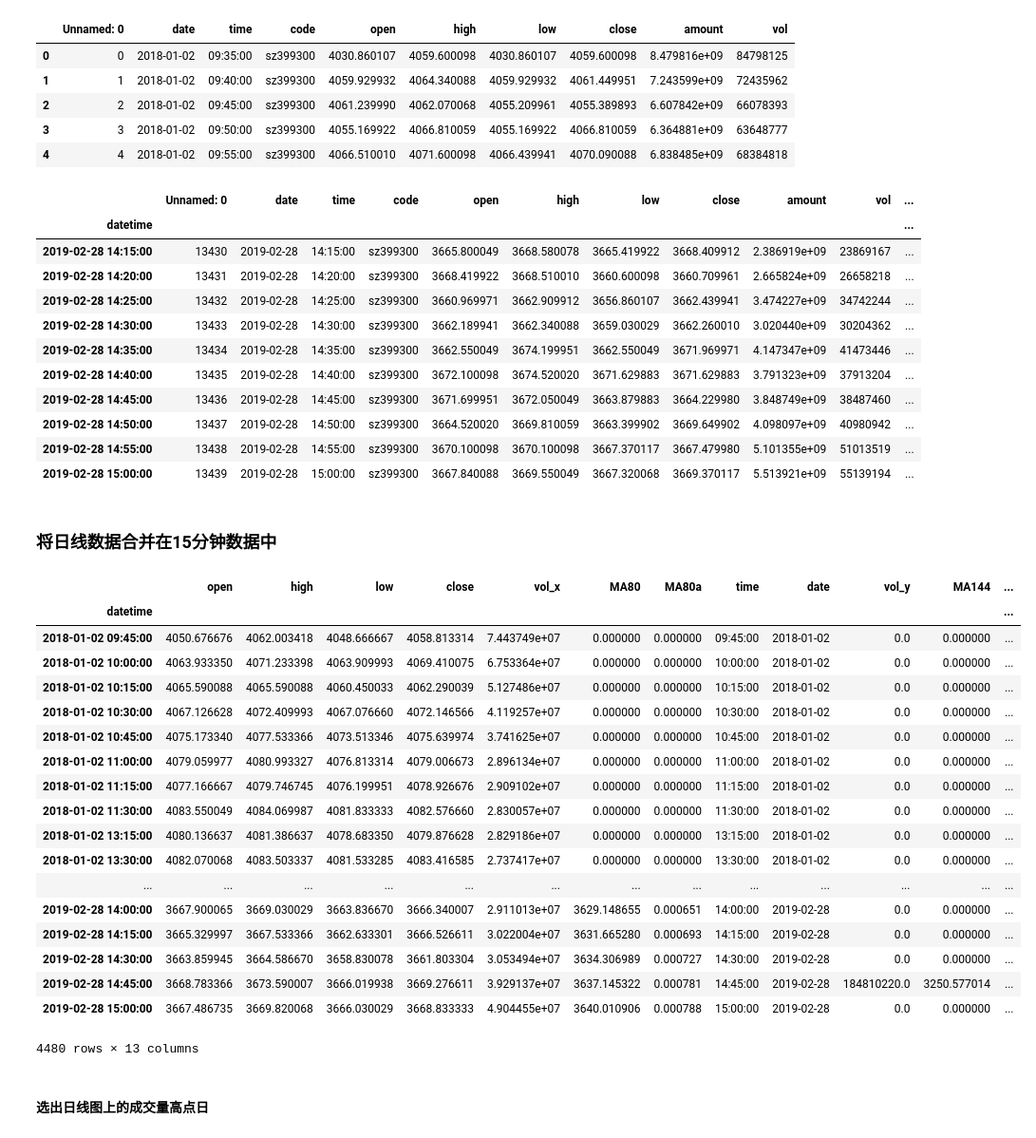
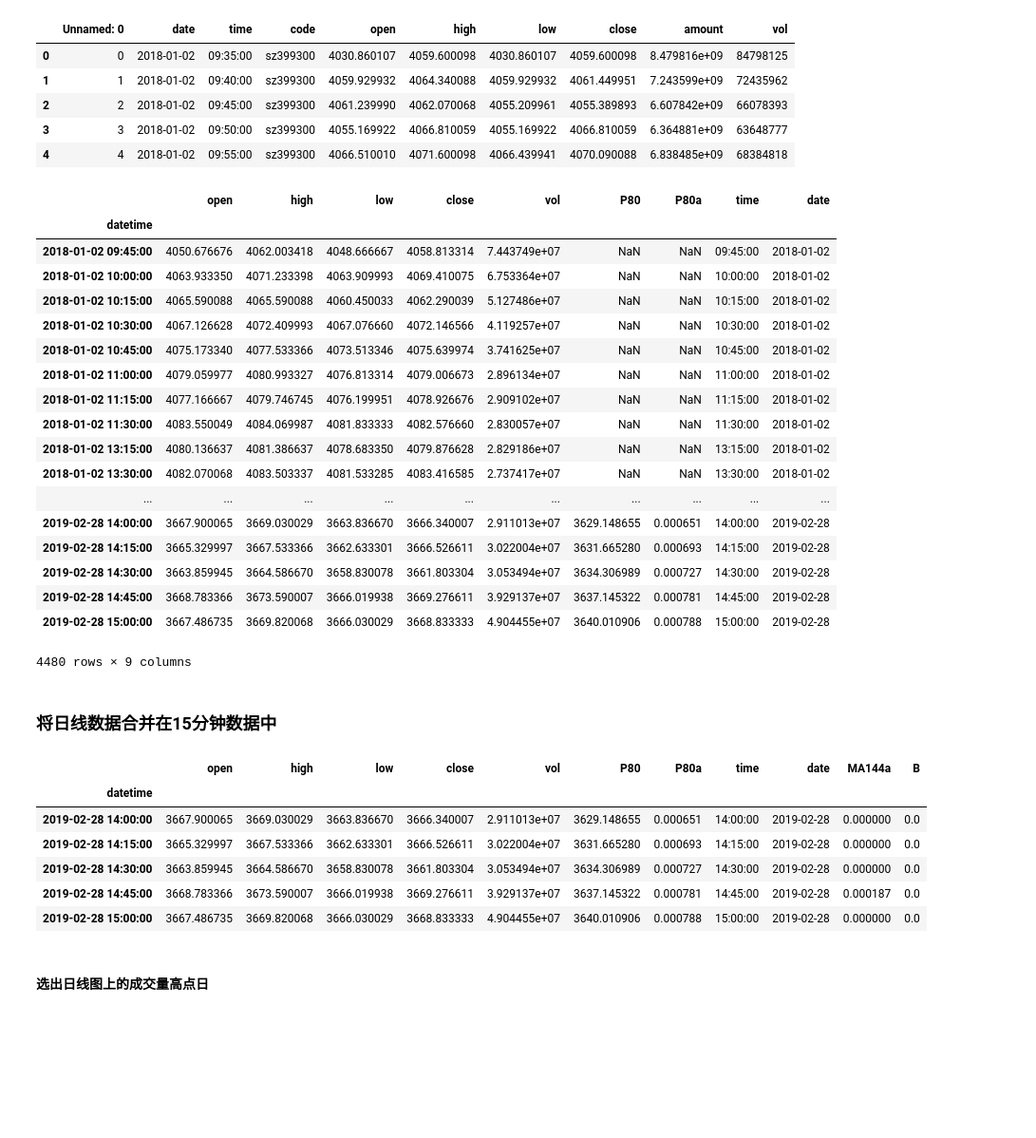
Before and after one commit to wingliuph/AQF, a Jupyter notebook: tufu3.ipynb, the cells around one changed output. Shown at 95% size. Saved outputs shown, nothing was run; the diff lists cells and outputs as text; code cells hidden in the pictures; blank space fills up the shorter version.

```diff
--- a/tufu3.ipynb
+++ b/tufu3.ipynb
@@ -41,2 +39,5 @@ def addMA(data, p=144):
 # %%
 addMA(data)
+# %%
+data.dropna(inplace = True)
+data
@@ -43,6 +64,6 @@ addMA(data)
 # %%
 #成交量大于昨天的量和明天的量，即为高点，在‘B’列进行标记
-data['B']=np.where((data['vol'] > data['vol'].shift(1)) & (data['vol'] > data['vol'].shift(-1)),1,0)
-#将时间设为14:55，方便与15分钟图匹配
+data['B']=np.where((data['vol'] > data['vol'].shift(1)) & (data['vol'] > data['vol'].shift(-1)) &
+                   (data['vol']>data['V20']) & (data['V5']>data['V20']),1,0)
+#将时间  设为14:55，方便与15分钟图匹配
 data.index = data.index-10*Minute()
-data.tail(20)
@@ -81,7 +105,7 @@ for i in range(len(data)):
     elif data.ix[i,'vol']> biaozhun:
         data.ix[i,'c']=1
 # %%
-data.drop(['open','high','low','close'],axis=1,inplace=True)
+data.drop(['open','high','low','close','V5','V20','MA144','vol'],axis=1,inplace=True)
 # %%
 data.head()
 # %% [output]
@@ -107,21 +131,6 @@ min15.head()
 # %%
 min15['datetime'] = min15['date']+ ' '+ min15['time']
 min15.index = pd.to_datetime(min15['datetime'])
-# %%
-min15.tail(10)
-# %% [output]
-|  | Unnamed: 0 | date | time | code | open | high | low | close | amount | vol | ... |
-| datetime |  |  |  |  |  |  |  |  |  |  | ... |
-| 2019-02-28 14:15:00 | 13430 | 2019-02-28 | 14:15:00 | sz399300 | 3665.800049 | 3668.580078 | 3665.419922 | 3668.409912 | 2.386919e+09 | 23869167 | ... |
-| 2019-02-28 14:20:00 | 13431 | 2019-02-28 | 14:20:00 | sz399300 | 3668.419922 | 3668.510010 | 3660.600098 | 3660.709961 | 2.665824e+09 | 26658218 | ... |
-| 2019-02-28 14:25:00 | 13432 | 2019-02-28 | 14:25:00 | sz399300 | 3660.969971 | 3662.909912 | 3656.860107 | 3662.439941 | 3.474227e+09 | 34742244 | ... |
-| 2019-02-28 14:30:00 | 13433 | 2019-02-28 | 14:30:00 | sz399300 | 3662.189941 | 3662.340088 | 3659.030029 | 3662.260010 | 3.020440e+09 | 30204362 | ... |
-| 2019-02-28 14:35:00 | 13434 | 2019-02-28 | 14:35:00 | sz399300 | 3662.550049 | 3674.199951 | 3662.550049 | 3671.969971 | 4.147347e+09 | 41473446 | ... |
-| 2019-02-28 14:40:00 | 13435 | 2019-02-28 | 14:40:00 | sz399300 | 3672.100098 | 3674.520020 | 3671.629883 | 3671.629883 | 3.791323e+09 | 37913204 | ... |
-| 2019-02-28 14:45:00 | 13436 | 2019-02-28 | 14:45:00 | sz399300 | 3671.699951 | 3672.050049 | 3663.879883 | 3664.229980 | 3.848749e+09 | 38487460 | ... |
-| 2019-02-28 14:50:00 | 13437 | 2019-02-28 | 14:50:00 | sz399300 | 3664.520020 | 3669.810059 | 3663.399902 | 3669.649902 | 4.098097e+09 | 40980942 | ... |
-| 2019-02-28 14:55:00 | 13438 | 2019-02-28 | 14:55:00 | sz399300 | 3670.100098 | 3670.100098 | 3667.370117 | 3667.479980 | 5.101355e+09 | 51013519 | ... |
-| 2019-02-28 15:00:00 | 13439 | 2019-02-28 | 15:00:00 | sz399300 | 3667.840088 | 3669.550049 | 3667.320068 | 3669.370117 | 5.513921e+09 | 55139194 | ... |
 # %%
 min15.drop(['Unnamed: 0','amount','datetime'],axis=1,inplace=True)
 # %%
@@ -137,7 +144,33 @@ addMA(min15,p=80) #15分钟线的80周期均线和均线的导数为日线图的
+# %%
+#min15['V320'] = min15['vol'].rolling(320).mean() #15分钟线的320周期均线和均线的导数为日线图的5日线
+min15['P80'] = min15['close'].rolling(80).mean() #15分钟线的80周期均线和均线的导数为日线图的5日线
+min15['P80a'] = min15['P80'].pct_change()   #5日均线的导数，判断5日均线的涨跌
 # %%
 min15['time'] = time
 # %%
 min15['date'] = date
+# %%
+min15
+# %% [output]
+|  | open | high | low | close | vol | P80 | P80a | time | date |
+| datetime |  |  |  |  |  |  |  |  |  |
+| 2018-01-02 09:45:00 | 4050.676676 | 4062.003418 | 4048.666667 | 4058.813314 | 7.443749e+07 | NaN | NaN | 09:45:00 | 2018-01-02 |
+| 2018-01-02 10:00:00 | 4063.933350 | 4071.233398 | 4063.909993 | 4069.410075 | 6.753364e+07 | NaN | NaN | 10:00:00 | 2018-01-02 |
+| 2018-01-02 10:15:00 | 4065.590088 | 4065.590088 | 4060.450033 | 4062.290039 | 5.127486e+07 | NaN | NaN | 10:15:00 | 2018-01-02 |
+| 2018-01-02 10:30:00 | 4067.126628 | 4072.409993 | 4067.076660 | 4072.146566 | 4.119257e+07 | NaN | NaN | 10:30:00 | 2018-01-02 |
+| 2018-01-02 10:45:00 | 4075.173340 | 4077.533366 | 4073.513346 | 4075.639974 | 3.741625e+07 | NaN | NaN | 10:45:00 | 2018-01-02 |
+| 2018-01-02 11:00:00 | 4079.059977 | 4080.993327 | 4076.813314 | 4079.006673 | 2.896134e+07 | NaN | NaN | 11:00:00 | 2018-01-02 |
+| 2018-01-02 11:15:00 | 4077.166667 | 4079.746745 | 4076.199951 | 4078.926676 | 2.909102e+07 | NaN | NaN | 11:15:00 | 2018-01-02 |
+| 2018-01-02 11:30:00 | 4083.550049 | 4084.069987 | 4081.833333 | 4082.576660 | 2.830057e+07 | NaN | NaN | 11:30:00 | 2018-01-02 |
+| 2018-01-02 13:15:00 | 4080.136637 | 4081.386637 | 4078.683350 | 4079.876628 | 2.829186e+07 | NaN | NaN | 13:15:00 | 2018-01-02 |
+| 2018-01-02 13:30:00 | 4082.070068 | 4083.503337 | 4081.533285 | 4083.416585 | 2.737417e+07 | NaN | NaN | 13:30:00 | 2018-01-02 |
+| ... | ... | ... | ... | ... | ... | ... | ... | ... | ... |
+| 2019-02-28 14:00:00 | 3667.900065 | 3669.030029 | 3663.836670 | 3666.340007 | 2.911013e+07 | 3629.148655 | 0.000651 | 14:00:00 | 2019-02-28 |
+| 2019-02-28 14:15:00 | 3665.329997 | 3667.533366 | 3662.633301 | 3666.526611 | 3.022004e+07 | 3631.665280 | 0.000693 | 14:15:00 | 2019-02-28 |
+| 2019-02-28 14:30:00 | 3663.859945 | 3664.586670 | 3658.830078 | 3661.803304 | 3.053494e+07 | 3634.306989 | 0.000727 | 14:30:00 | 2019-02-28 |
+| 2019-02-28 14:45:00 | 3668.783366 | 3673.590007 | 3666.019938 | 3669.276611 | 3.929137e+07 | 3637.145322 | 0.000781 | 14:45:00 | 2019-02-28 |
+| 2019-02-28 15:00:00 | 3667.486735 | 3669.820068 | 3666.030029 | 3668.833333 | 4.904455e+07 | 3640.010906 | 0.000788 | 15:00:00 | 2019-02-28 |
+4480 rows × 9 columns
 # %% [markdown]
 ### 将日线数据合并在15分钟数据中
 # %%
@@ -146,27 +179,15 @@ df= pd.merge(min15,data,left_index=True,right_index=True,how='left')
 # %%
 df.fillna(int(0) ,inplace=True)#用0填充NaN
 # %%
-df
+df.tail()
 # %% [output]
-|  | open | high | low | close | vol_x | MA80 | MA80a | time | date | vol_y | MA144 | ... |
-| datetime |  |  |  |  |  |  |  |  |  |  |  | ... |
-| 2018-01-02 09:45:00 | 4050.676676 | 4062.003418 | 4048.666667 | 4058.813314 | 7.443749e+07 | 0.000000 | 0.000000 | 09:45:00 | 2018-01-02 | 0.0 | 0.000000 | ... |
-| 2018-01-02 10:00:00 | 4063.933350 | 4071.233398 | 4063.909993 | 4069.410075 | 6.753364e+07 | 0.000000 | 0.000000 | 10:00:00 | 2018-01-02 | 0.0 | 0.000000 | ... |
-| 2018-01-02 10:15:00 | 4065.590088 | 4065.590088 | 4060.450033 | 4062.290039 | 5.127486e+07 | 0.000000 | 0.000000 | 10:15:00 | 2018-01-02 | 0.0 | 0.000000 | ... |
-| 2018-01-02 10:30:00 | 4067.126628 | 4072.409993 | 4067.076660 | 4072.146566 | 4.119257e+07 | 0.000000 | 0.000000 | 10:30:00 | 2018-01-02 | 0.0 | 0.000000 | ... |
-| 2018-01-02 10:45:00 | 4075.173340 | 4077.533366 | 4073.513346 | 4075.639974 | 3.741625e+07 | 0.000000 | 0.000000 | 10:45:00 | 2018-01-02 | 0.0 | 0.000000 | ... |
-| 2018-01-02 11:00:00 | 4079.059977 | 4080.993327 | 4076.813314 | 4079.006673 | 2.896134e+07 | 0.000000 | 0.000000 | 11:00:00 | 2018-01-02 | 0.0 | 0.000000 | ... |
-| 2018-01-02 11:15:00 | 4077.166667 | 4079.746745 | 4076.199951 | 4078.926676 | 2.909102e+07 | 0.000000 | 0.000000 | 11:15:00 | 2018-01-02 | 0.0 | 0.000000 | ... |
-| 2018-01-02 11:30:00 | 4083.550049 | 4084.069987 | 4081.833333 | 4082.576660 | 2.830057e+07 | 0.000000 | 0.000000 | 11:30:00 | 2018-01-02 | 0.0 | 0.000000 | ... |
-| 2018-01-02 13:15:00 | 4080.136637 | 4081.386637 | 4078.683350 | 4079.876628 | 2.829186e+07 | 0.000000 | 0.000000 | 13:15:00 | 2018-01-02 | 0.0 | 0.000000 | ... |
-| 2018-01-02 13:30:00 | 4082.070068 | 4083.503337 | 4081.533285 | 4083.416585 | 2.737417e+07 | 0.000000 | 0.000000 | 13:30:00 | 2018-01-02 | 0.0 | 0.000000 | ... |
-| ... | ... | ... | ... | ... | ... | ... | ... | ... | ... | ... | ... | ... |
-| 2019-02-28 14:00:00 | 3667.900065 | 3669.030029 | 3663.836670 | 3666.340007 | 2.911013e+07 | 3629.148655 | 0.000651 | 14:00:00 | 2019-02-28 | 0.0 | 0.000000 | ... |
-| 2019-02-28 14:15:00 | 3665.329997 | 3667.533366 | 3662.633301 | 3666.526611 | 3.022004e+07 | 3631.665280 | 0.000693 | 14:15:00 | 2019-02-28 | 0.0 | 0.000000 | ... |
-| 2019-02-28 14:30:00 | 3663.859945 | 3664.586670 | 3658.830078 | 3661.803304 | 3.053494e+07 | 3634.306989 | 0.000727 | 14:30:00 | 2019-02-28 | 0.0 | 0.000000 | ... |
-| 2019-02-28 14:45:00 | 3668.783366 | 3673.590007 | 3666.019938 | 3669.276611 | 3.929137e+07 | 3637.145322 | 0.000781 | 14:45:00 | 2019-02-28 | 184810220.0 | 3250.577014 | ... |
-| 2019-02-28 15:00:00 | 3667.486735 | 3669.820068 | 3666.030029 | 3668.833333 | 4.904455e+07 | 3640.010906 | 0.000788 | 15:00:00 | 2019-02-28 | 0.0 | 0.000000 | ... |
+|  | open | high | low | close | vol | P80 | P80a | time | date | MA144a | B |
+| datetime |  |  |  |  |  |  |  |  |  |  |  |
+| 2019-02-28 14:00:00 | 3667.900065 | 3669.030029 | 3663.836670 | 3666.340007 | 2.911013e+07 | 3629.148655 | 0.000651 | 14:00:00 | 2019-02-28 | 0.000000 | 0.0 |
+| 2019-02-28 14:15:00 | 3665.329997 | 3667.533366 | 3662.633301 | 3666.526611 | 3.022004e+07 | 3631.665280 | 0.000693 | 14:15:00 | 2019-02-28 | 0.000000 | 0.0 |
+| 2019-02-28 14:30:00 | 3663.859945 | 3664.586670 | 3658.830078 | 3661.803304 | 3.053494e+07 | 3634.306989 | 0.000727 | 14:30:00 | 2019-02-28 | 0.000000 | 0.0 |
+| 2019-02-28 14:45:00 | 3668.783366 | 3673.590007 | 3666.019938 | 3669.276611 | 3.929137e+07 | 3637.145322 | 0.000781 | 14:45:00 | 2019-02-28 | 0.000187 | 0.0 |
+| 2019-02-28 15:00:00 | 3667.486735 | 3669.820068 | 3666.030029 | 3668.833333 | 4.904455e+07 | 3640.010906 | 0.000788 | 15:00:00 | 2019-02-28 | 0.000000 | 0.0 |
-4480 rows × 13 columns
 # %% [markdown]
 #### 选出日线图上的成交量高点日
 # %%
```
Also changed, not shown: parts of 25 cells of this notebook.
